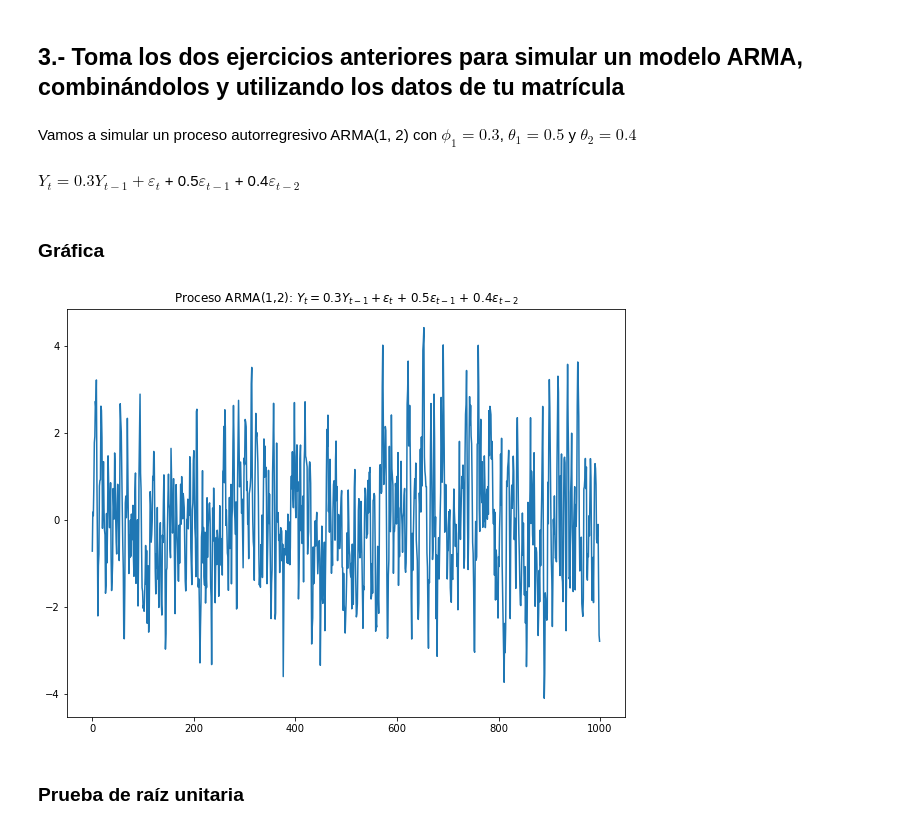
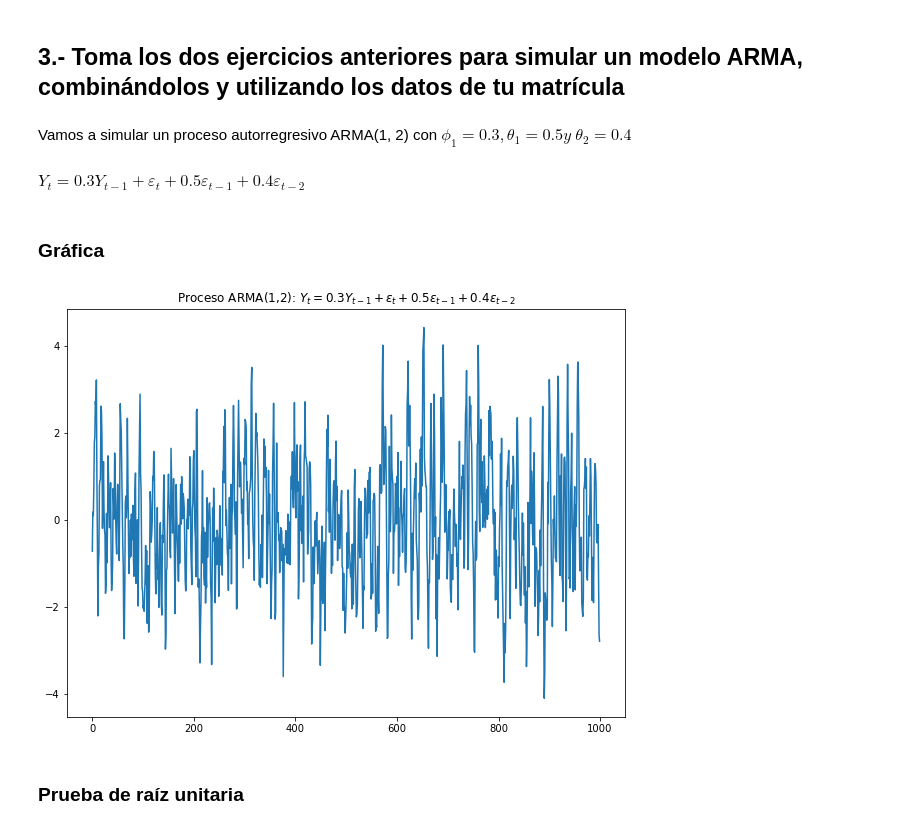
Before and after one commit to Miltonmtz/Tareas_EstadisticaAplicada_22, a Jupyter notebook: MAMA_1870354_EAG51_actividad7_mar2022.ipynb, the cells around one changed output. Drawn from its saved outputs; the diff is of its cells as text; code cells hidden in the pictures.

```diff
--- a/MAMA_1870354_EAG51_actividad7_mar2022.ipynb
+++ b/MAMA_1870354_EAG51_actividad7_mar2022.ipynb
@@ -151,9 +151,9 @@ plt.show()
 # %% [markdown]
 ## 3.- Toma los dos ejercicios anteriores para simular un modelo ARMA, combinándolos y utilizando los datos de tu matrícula
 # %% [markdown]
-Vamos a simular un proceso autorregresivo ARMA(1, 2) con  $ \phi_1=0.3$,  $ \theta_1=0.5$ y $ \theta_2=0.4$
+Vamos a simular un proceso autorregresivo ARMA(1, 2) con  $ \phi_1=0.3, \theta_1=0.5  y$  $\theta_2=0.4$
 # %% [markdown]
-$Y_t = 0.3Y_{t-1} + \varepsilon_t$ + 0.5$\varepsilon_{t-1}$ + 0.4$ \varepsilon_{t-2}$
+$Y_t = 0.3Y_{t-1} + \varepsilon_t + 0.5\varepsilon_{t-1} + 0.4 \varepsilon_{t-2}$
 # %%
 np.random.seed(13)
 ar1 = np.array([1, -0.3])
@@ -164,10 +164,10 @@ pARMA12 = ArmaProcess(ar1, ma1).generate_sample(1000)
 # %%
 #graficamos
 plt.plot(pARMA12)
-plt.title(r'Proceso ARMA(1,2): $Y_t = 0.3Y_{t-1} + \varepsilon_t$ + 0.5$\varepsilon_{t-1}$ + 0.4$ \varepsilon_{t-2}$')
+plt.title(r'Proceso ARMA(1,2): $Y_t = 0.3Y_{t-1} + \varepsilon_t + 0.5\varepsilon_{t-1} + 0.4 \varepsilon_{t-2}$')
 plt.show()
 # %% [output]
-[figure, old version]
+[figure, new version]
 # %% [markdown]
 ### Prueba de raíz unitaria
 # %%
```
Also changed, not shown: parts of 2 cells of this notebook.
